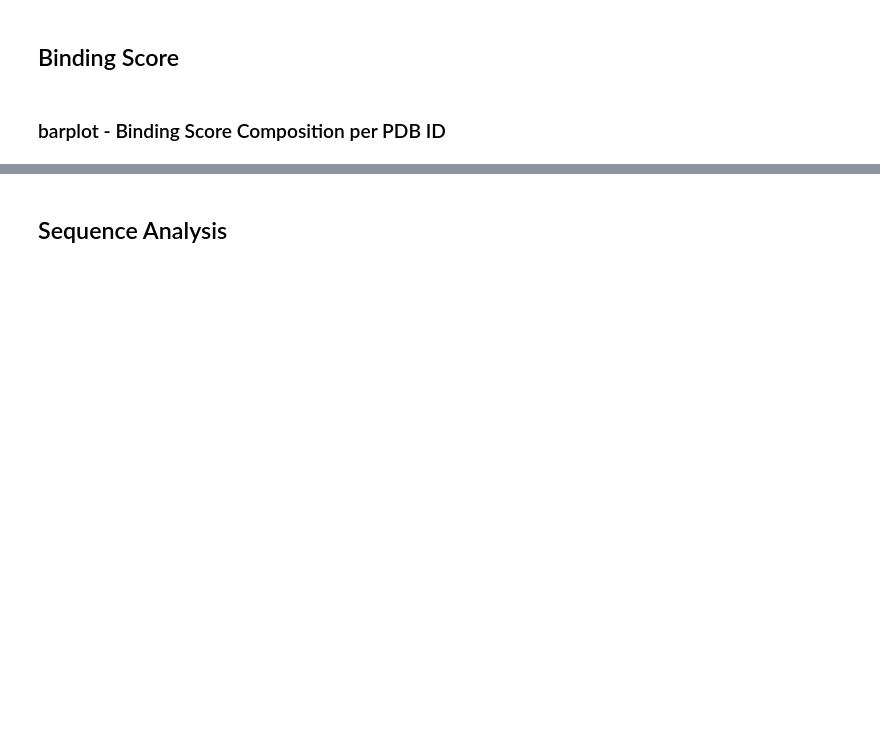
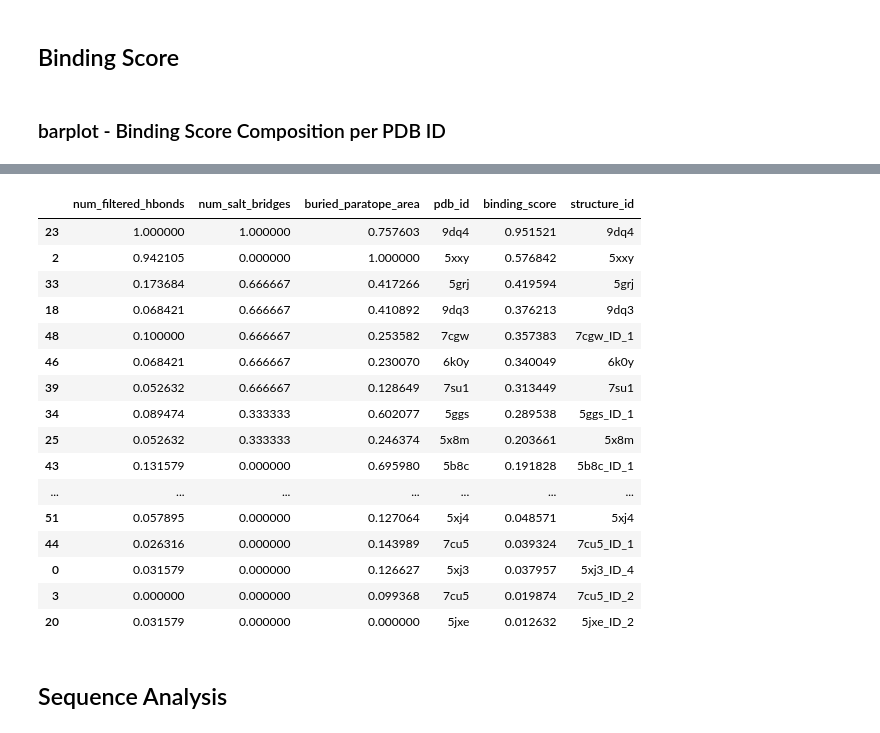
Before and after one commit to datascience-2025-group4/group04-team01, a Jupyter notebook: Structural Analysis_Paratope_Interface.ipynb, the cells around one changed output, grey strips where cells are left out. Saved outputs shown, nothing was run; the diff lists cells and outputs as text; code cells hidden in the pictures; blank space fills up the shorter version.

```diff
--- a/Structural Analysis_Paratope_Interface.ipynb
+++ b/Structural Analysis_Paratope_Interface.ipynb
@@ -990,3 +954,23 @@ findfont: Font family 'Calibri' not found.
+# %%
+df_sorted_bs
+# %% [output]
+|  | num_filtered_hbonds | num_salt_bridges | buried_paratope_area | pdb_id | binding_score | structure_id |
+| 23 | 1.000000 | 1.000000 | 0.757603 | 9dq4 | 0.951521 | 9dq4 |
+| 2 | 0.942105 | 0.000000 | 1.000000 | 5xxy | 0.576842 | 5xxy |
+| 33 | 0.173684 | 0.666667 | 0.417266 | 5grj | 0.419594 | 5grj |
+| 18 | 0.068421 | 0.666667 | 0.410892 | 9dq3 | 0.376213 | 9dq3 |
+| 48 | 0.100000 | 0.666667 | 0.253582 | 7cgw | 0.357383 | 7cgw_ID_1 |
+| 46 | 0.068421 | 0.666667 | 0.230070 | 6k0y | 0.340049 | 6k0y |
+| 39 | 0.052632 | 0.666667 | 0.128649 | 7su1 | 0.313449 | 7su1 |
+| 34 | 0.089474 | 0.333333 | 0.602077 | 5ggs | 0.289538 | 5ggs_ID_1 |
+| 25 | 0.052632 | 0.333333 | 0.246374 | 5x8m | 0.203661 | 5x8m |
+| 43 | 0.131579 | 0.000000 | 0.695980 | 5b8c | 0.191828 | 5b8c_ID_1 |
+| ... | ... | ... | ... | ... | ... | ... |
+| 51 | 0.057895 | 0.000000 | 0.127064 | 5xj4 | 0.048571 | 5xj4 |
+| 44 | 0.026316 | 0.000000 | 0.143989 | 7cu5 | 0.039324 | 7cu5_ID_1 |
+| 0 | 0.031579 | 0.000000 | 0.126627 | 5xj3 | 0.037957 | 5xj3_ID_4 |
+| 3 | 0.000000 | 0.000000 | 0.099368 | 7cu5 | 0.019874 | 7cu5_ID_2 |
+| 20 | 0.031579 | 0.000000 | 0.000000 | 5jxe | 0.012632 | 5jxe_ID_2 |
 # %% [markdown]
 ## Sequence Analysis
 # %% [markdown]
```
Also changed, not shown: parts of 19 cells of this notebook, 27 other files.
